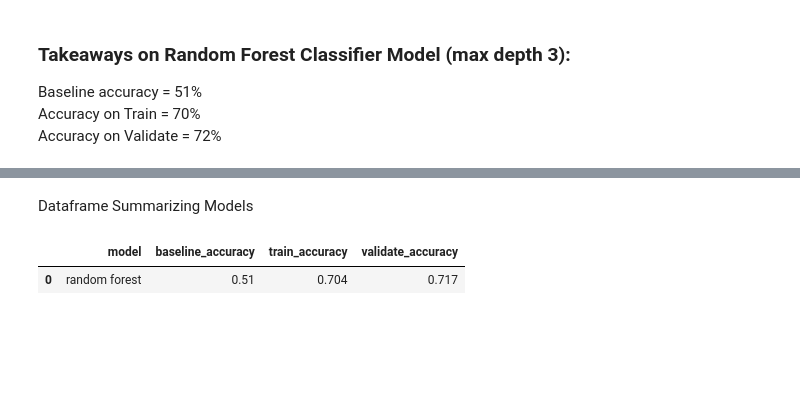
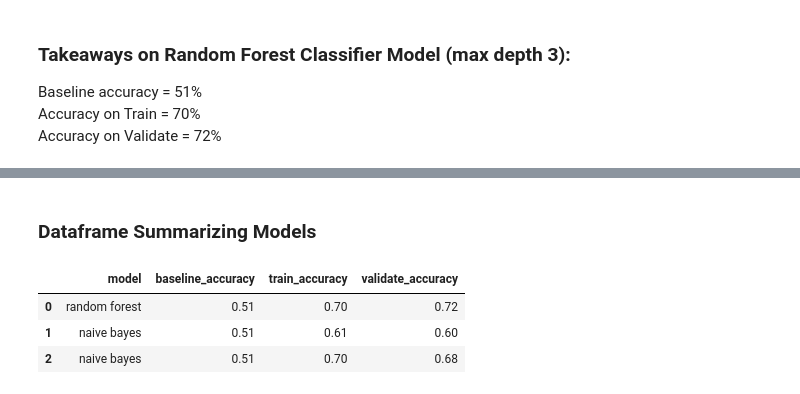
Before and after one commit to MG-Squared/americas_blues, a Jupyter notebook: test_notebook.ipynb, the cells around one changed output, grey strips where cells are left out. Drawn from its saved outputs; the diff is of its cells as text; code cells hidden in the pictures; blank space fills up the shorter version.

Commit message:
added Naive Bayes Model

```diff
--- a/test_notebook.ipynb
+++ b/test_notebook.ipynb
@@ -463,0 +479,8 @@ Accuracy on Validate = 72%
+# %%
+from sklearn.naive_bayes import CategoricalNB
+
+# make the model
+classifier = CategoricalNB()
+
+# fit the model
+classifier.fit(train2, y_train)
@@ -463,0 +489,15 @@ Accuracy on Validate = 72%
+# %%
+# make predictions on train
+nb_y_pred  =  classifier.predict(train2)
+
+# make predictions on validate
+nb_y_val_pred  =  classifier.predict(validate2)
+# %%
+# evaluate model on train
+from sklearn.metrics import confusion_matrix,accuracy_score
+cm_train = confusion_matrix(y_train, nb_y_pred)
+ac_train = accuracy_score(y_train,nb_y_pred)
+# %%
+# evaluate model on validate
+cm_validate = confusion_matrix(y_validate, nb_y_val_pred)
+ac_validate = accuracy_score(y_validate,nb_y_val_pred)
@@ -464,17 +515,21 @@ Accuracy on Validate = 72%
 # %% [markdown]
-Dataframe Summarizing Models
+### Dataframe Summarizing Models
 # %%
+# append dataframe to record accuracy on Naive Bayes
+metric_df = metric_df.append({
+    'model': 'naive bayes',
+    'baseline_accuracy': round(baseline_accuracy,2),
+    'train_accuracy': round(ac_train, 2),
+    'validate_accuracy':round(ac_validate,2)}, ignore_index=True)
 
-#begin building a dataframe to record accuracy
-metric_df = pd.DataFrame(data=[{
-    'model': 'random forest',
-    'baseline_accuracy': round(baseline_accuracy,3),
-    'train_accuracy': round(train_accuracy, 3),
-    'validate_accuracy': round(validate_accuracy, 3)}])
+
+
 metric_df
 # %% [output]
 |  | model | baseline_accuracy | train_accuracy | validate_accuracy |
-| 0 | random forest | 0.51 | 0.704 | 0.717 |
+| 0 | random forest | 0.51 | 0.70 | 0.72 |
+| 1 | naive bayes | 0.51 | 0.61 | 0.60 |
+| 2 | naive bayes | 0.51 | 0.70 | 0.68 |
 # %% [markdown]
 <a style='text-decoration:none;line-height:16px;display:flex;color:#5B5B62;padding:10px;justify-content:end;' href='https://deepnote.com?utm_source=created-in-deepnote-cell&projectId=258e71fc-cf2b-48c3-8461-70ecd9787aa1' target="_blank">
 <img alt='Created in deepnote.com' style='display:inline;max-height:16px;margin:0px;margin-right:7.5px;' src='embedded-picture-1' > </img>
```
Also changed, not shown: parts of 7 cells of this notebook.
